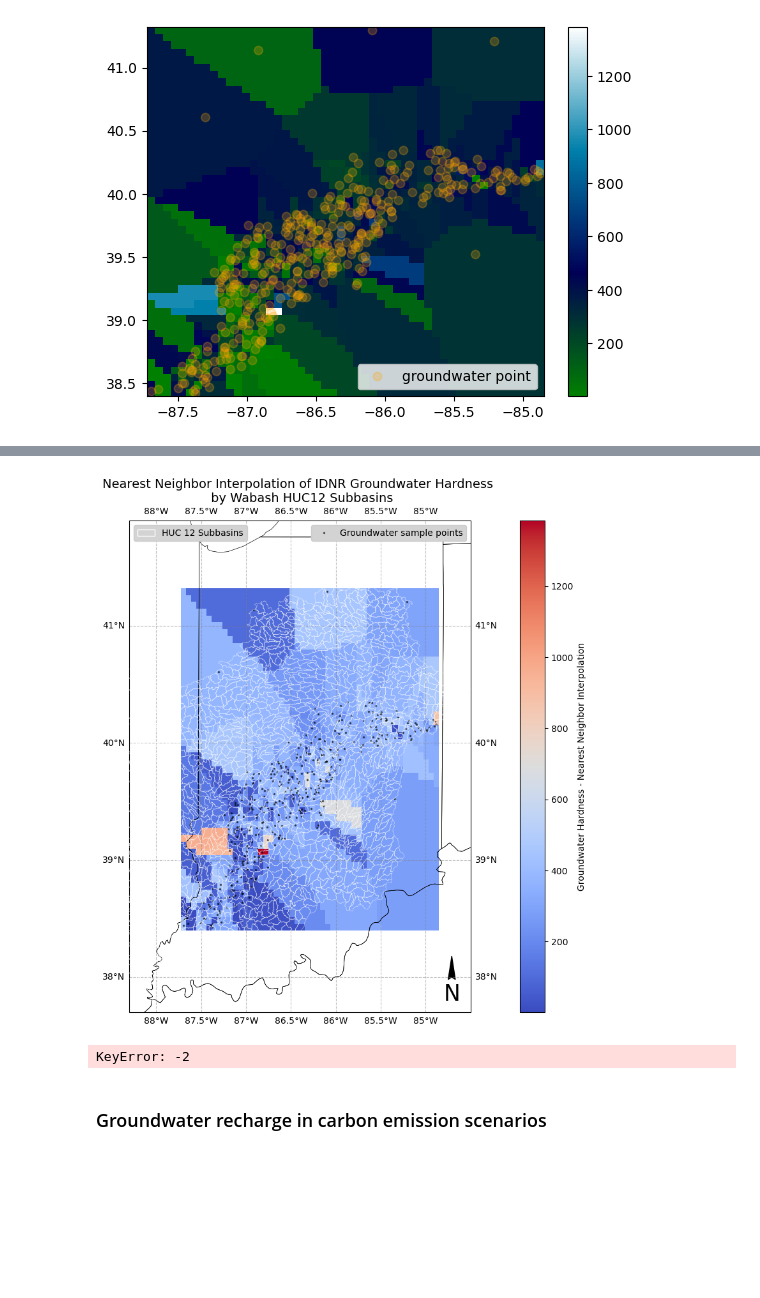
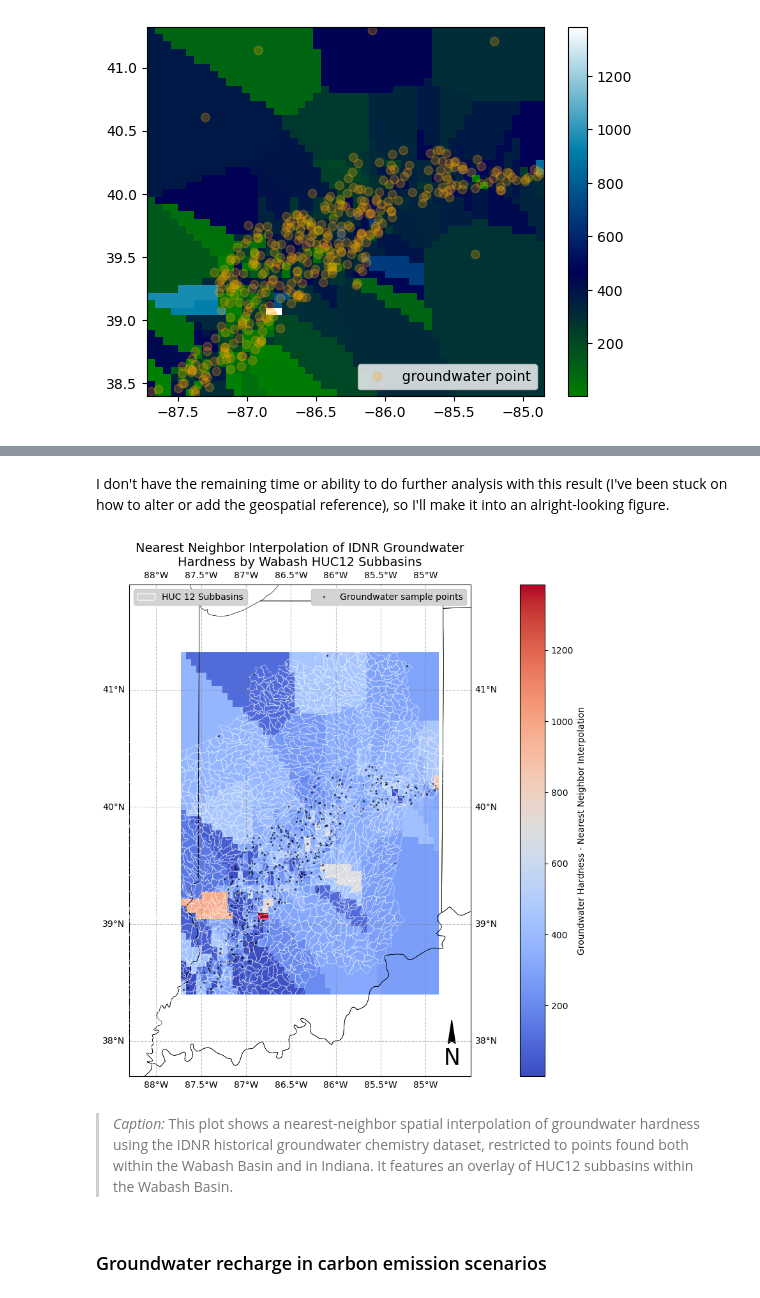
Before and after one commit to cookjan/G690_jcc, a Jupyter notebook: research_project/IDNR_GW.ipynb, the cells around one changed output, grey strips where cells are left out. Drawn from its saved outputs; the diff is of its cells as text; code cells hidden in the pictures; blank space fills up the shorter version.

```diff
--- a/research_project/IDNR_GW.ipynb
+++ b/research_project/IDNR_GW.ipynb
@@ -335,3 +412,5 @@ plt.show()
+# %% [markdown]
+I don't have the remaining time or ability to do further analysis with this result (I've been stuck on how to alter or add the geospatial reference), so I'll make it into an alright-looking figure.
 # %%
 """ Plot with all data"""
 
@@ -340,18 +419,16 @@ fig, ax = plt.subplots(
     figsize = (10,10),
     subplot_kw= {"projection": projection})
 
+# set colors to something bearable
 cmap = "coolwarm"
-#Z.plot(ax=ax,
-             #column = "geometry",
-             #facecolor="none",
-             #edgecolor="black",
-             #linewidth=0.5)
-             #facecolor colors interior of polygon!
-plt.pcolormesh(X, Y, Z, cmap = cmap, shading='auto')
 
 
-# convert projection / projection is already "EPSG:3347"
-#idnr_HUC = (gpd.GeoDataFrame(idnr_HUC, crs="EPSG:3347", geometry=gpd.points_from_xy(idnr_HUC["Easting"], idnr_HUC["Northing"])))
+# ***********************
+#  add all data types
+# ***********************
+
+# add nearest neighbor results
+plt.pcolormesh(X, Y, Z, cmap = cmap, shading='auto')
 
 # plot HUC 12 boundaries
 HUC_gdf.plot(ax=ax,
@@ -362,7 +439,7 @@ HUC_gdf.plot(ax=ax,
              zorder = 10,
              ) #facecolor colors interior of polygon!
 
-# plot points so colorbar shows
+# plot points with cmap so colorbar shows later
 idnr_HUC.plot(ax = ax,
                 column = "HARDNESS", #if just this, generates points colored by variable
                 markersize = 0.1,
@@ -374,43 +451,53 @@ idnr_HUC.plot(ax = ax,
                 )
 
 # add sample points
 plt.plot(x, y, "ok", color = "black", markersize = 1.5, alpha = 0.5, label="Groundwater sample points")
 
+
+# ***********************
+#  meta map features
+# ***********************
+
 # add state boundaries
 ax.add_feature(cartopy.feature.STATES, linewidth=0.5)
 
 # set extent
 ax.set_extent([-88.3, -84.5, 37.7, 41.9], crs=cartopy.crs.PlateCarree())
+
+# add gridlines
 gl = ax.gridlines(draw_labels=True, color="gray", alpha=0.5, linestyle="--")
-ax.set_title("Nearest Neighbor Interpolation of IDNR Groundwater Hardness \n by Wabash HUC12 Subbasins", size = 14)
 
+# set title
+ax.set_title("Nearest Neighbor Interpolation of IDNR Groundwater\nHardness by Wabash HUC12 Subbasins", size = 14)
 
 # plot north arrow
 ax.text(x=-84.8, y=37.8, s='N', fontsize=25)
 ax.arrow(-84.71, 38, 0, 0.18, length_includes_head=True,
           head_width=0.08, head_length=0.2, overhang=.1, facecolor='k')
 
-# add huc 12 boundaries to legend
+
+# add huc 12 boundaries to legend (this required a creative solution)
 # make a dummy object that looks similar
 import matplotlib.patches as mpatches
-proxy_artist = mpatches.Rectangle((0, 0), 1, 0.1, linewidth=1, edgecolor='white', facecolor='none', label = "HUC 12 Subbasins")
+proxy_artist = mpatches.Rectangle((0, 0), 1, 0.1,
+                                  linewidth=1,
+                                  edgecolor='white',
+                                  facecolor='none',
+                                  label = "HUC 12 Subbasins")
+
 # manually add the label
 legend1 = ax.legend(handles=[proxy_artist], facecolor='lightgray', framealpha=1, loc='upper left', fancybox=True)
 ax.add_artist(legend1)
 
 # add the original legend
 ax.legend(facecolor='lightgray', framealpha=1, loc='best', fancybox=True)
 
+
 # show plot
 plt.show();
 # %% [output]
-[figure, old version]
+[figure, new version]
-# %%
-#pull out list of subbasins used
-#we can use this for constricting data
-overlappingbasins = [379, 0] #create new slice???
-overlappingbasins = idnr_HUC[-2]
-# %% [output]
-KeyError: -2
+# %% [markdown]
+>*Caption:* This plot shows a nearest-neighbor spatial interpolation of groundwater hardness using the IDNR historical groundwater chemistry dataset, restricted to points found both within the Wabash Basin and in Indiana. It features an overlay of HUC12 subbasins within the Wabash Basin.
 # %% [markdown]
 ### Groundwater recharge in carbon emission scenarios
```
Also changed, not shown: parts of 31 cells of this notebook, 4 other files.
